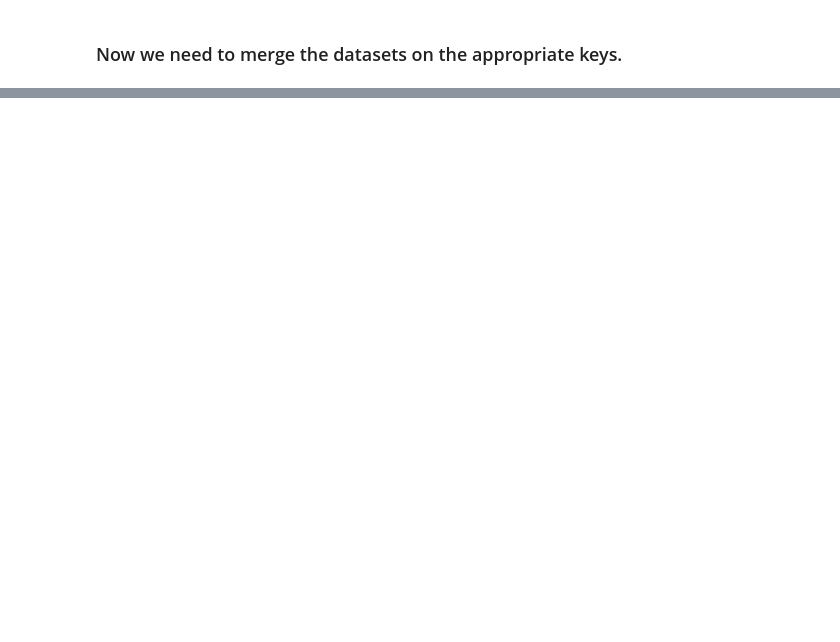
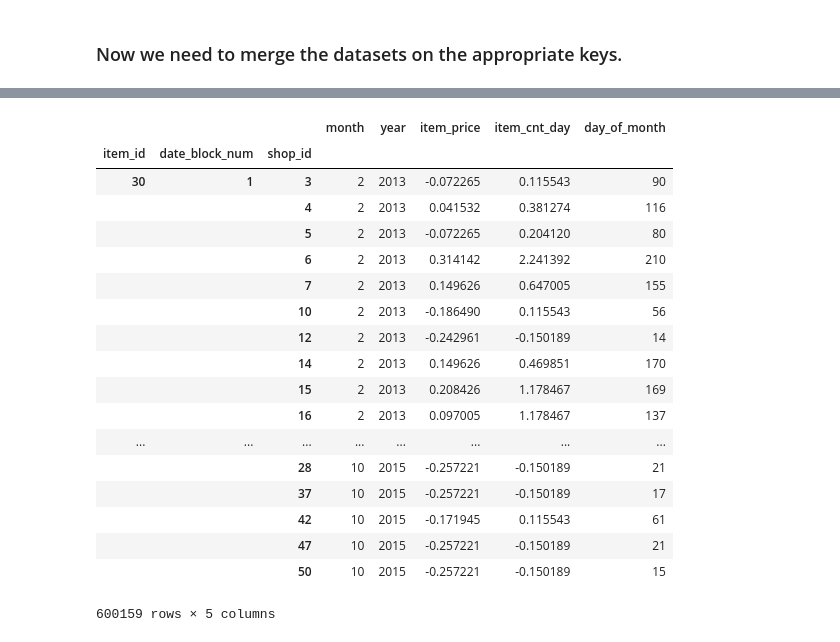
Before and after one commit to ROARMarketingConcepts/Data-Analysis-Projects, a Jupyter notebook: Predict_Future_Sales_Coursera_Challenge.ipynb, the cells around one changed output, grey strips where cells are left out. Drawn from its saved outputs; the diff is of its cells as text; code cells hidden in the pictures; blank space fills up the shorter version.

```diff
--- a/Predict_Future_Sales_Coursera_Challenge.ipynb
+++ b/Predict_Future_Sales_Coursera_Challenge.ipynb
@@ -313,0 +366,9 @@ plt.show()
+# %%
+scaler = StandardScaler()
+cnt_scaler = StandardScaler()
+
+scaler.fit(train.item_price.as_matrix().reshape(-1, 1))         # train.item_price is a numpy column vector
+cnt_scaler.fit(train.item_cnt_day.as_matrix().reshape(-1, 1))   # item_cnt_day is a numpy column vector
+
+train.item_price = scaler.transform(train.item_price.as_matrix().reshape(-1, 1))
+train.item_cnt_day = cnt_scaler.transform(train.item_cnt_day.as_matrix().reshape(-1, 1))
@@ -313,0 +425,22 @@ plt.show()
+# %%
+train.reset_index().groupby(['item_id', 'date_block_num', 'shop_id']).mean()
+# %% [output]
+|  |  |  | month | year | item_price | item_cnt_day | day_of_month |
+| item_id | date_block_num | shop_id |  |  |  |  |  |
+| 30 | 1 | 3 | 2 | 2013 | -0.072265 | 0.115543 | 90 |
+|  |  | 4 | 2 | 2013 | 0.041532 | 0.381274 | 116 |
+|  |  | 5 | 2 | 2013 | -0.072265 | 0.204120 | 80 |
+|  |  | 6 | 2 | 2013 | 0.314142 | 2.241392 | 210 |
+|  |  | 7 | 2 | 2013 | 0.149626 | 0.647005 | 155 |
+|  |  | 10 | 2 | 2013 | -0.186490 | 0.115543 | 56 |
+|  |  | 12 | 2 | 2013 | -0.242961 | -0.150189 | 14 |
+|  |  | 14 | 2 | 2013 | 0.149626 | 0.469851 | 170 |
+|  |  | 15 | 2 | 2013 | 0.208426 | 1.178467 | 169 |
+|  |  | 16 | 2 | 2013 | 0.097005 | 1.178467 | 137 |
+| ... | ... | ... | ... | ... | ... | ... | ... |
+|  |  | 28 | 10 | 2015 | -0.257221 | -0.150189 | 21 |
+|  |  | 37 | 10 | 2015 | -0.257221 | -0.150189 | 17 |
+|  |  | 42 | 10 | 2015 | -0.171945 | 0.115543 | 61 |
+|  |  | 47 | 10 | 2015 | -0.257221 | -0.150189 | 21 |
+|  |  | 50 | 10 | 2015 | -0.257221 | -0.150189 | 15 |
+600159 rows × 5 columns
```
Also changed, not shown: parts of 79 cells of this notebook.
